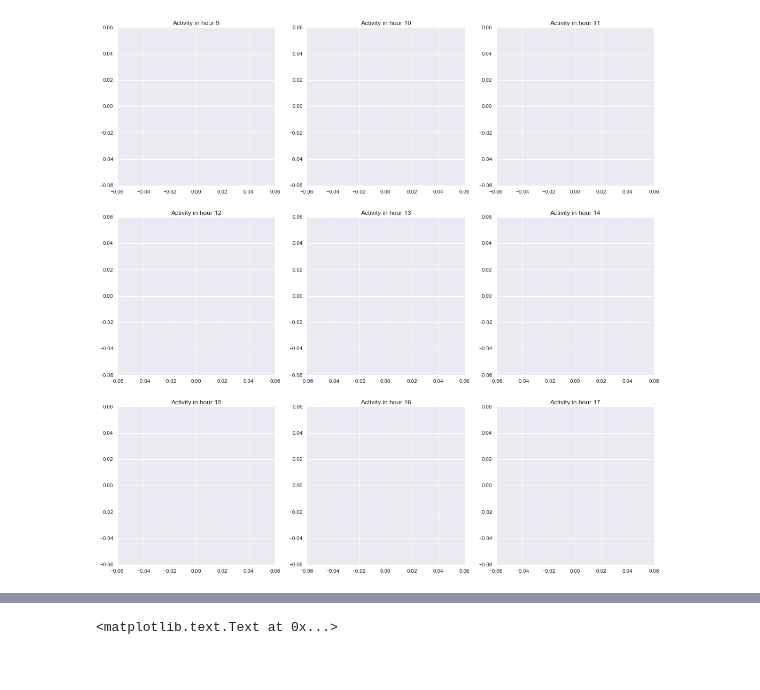
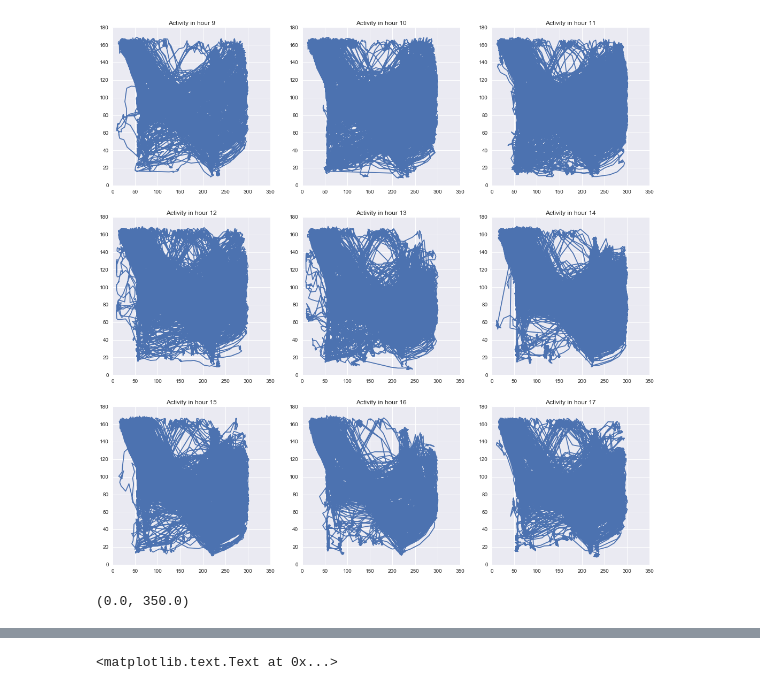
Before and after one commit to lmn93beo/Finch_Movement, a Jupyter notebook: Finch_Movement.ipynb, the cells around one changed output, grey strips where cells are left out. Drawn from its saved outputs; the diff is of its cells as text; code cells hidden in the pictures.

```diff
--- a/Finch_Movement.ipynb
+++ b/Finch_Movement.ipynb
@@ -36,4 +13,7 @@ pd.read_csv(lst[0])
 # %%
+def get_hour(item):
+    return item.hour
+
 def get_day_frame(directory, date, remove_zeros=True, cutoff_area=10000, dropna_thres=4,
                   parse_filename=False,
                   col_names = ['Interval', 'x', 'y', 'Area', 'Hour', 'Minute', 'Second']):
@@ -60,6 +40,7 @@ def get_day_frame(directory, date, remove_zeros=True, cutoff_area=10000, dropna_
             obs['Time'] = starttime + cum_time_delta
 
 
+
         frames.append(obs)
 
     # Concatenate readings from all files
@@ -68,8 +49,11 @@ def get_day_frame(directory, date, remove_zeros=True, cutoff_area=10000, dropna_
     day_frame['Month'] = date[0]
     day_frame['Year'] = date[2]
 
+    if not parse_filename:
+        day_frame['Time'] = pd.to_datetime(day_frame[['Day','Month', 'Year','Hour','Minute','Second']])
+
     # Light hour is from 9am to 7pm
-    day_frame['Light'] = (day_frame.Hour >= 7) & (day_frame.Hour <= 21)
+    day_frame['Light'] = (day_frame.Time.apply(get_hour) >= 7) & (day_frame.Time.apply(get_hour) <= 21)
 
     # Remove zeros if specified
     if remove_zeros:
@@ -172,19 +113,19 @@ Name: Interval, dtype: timedelta64[ns]
 # %%
-frame_to_display = day_frame_0708
+frame_to_display = day_frame_0925
 
 # Visualization of hourly patterns
 fig, ax = plt.subplots(3, 3, figsize=(18,18))
 ax_pos = [(x,y) for x in range(3) for y in range(3)] # list all positions on the grid
 
 hour = 9
 for coord in ax_pos:
     hour_frame = frame_to_display[frame_to_display['Hour'] == hour]
     ax[coord].plot(hour_frame['x'], hour_frame['y'])
     ax[coord].set_title('Activity in hour ' + str(hour))
 
     hour += 1
 # %% [output]
-[figure, old version]
+[figure, new version]
 # %%
 def get_displacement(day_frame):
     '''
@@ -215,0 +160,4 @@ frame_2CW100_all['ZeitTime'] = get_zeit(frame_2CW100_all, start_time_str='9/25/2
+# %%
+ax.get_ylim()
+# %% [output]
+(0.0, 350.0)
```
Also changed, not shown: parts of 14 cells of this notebook.
